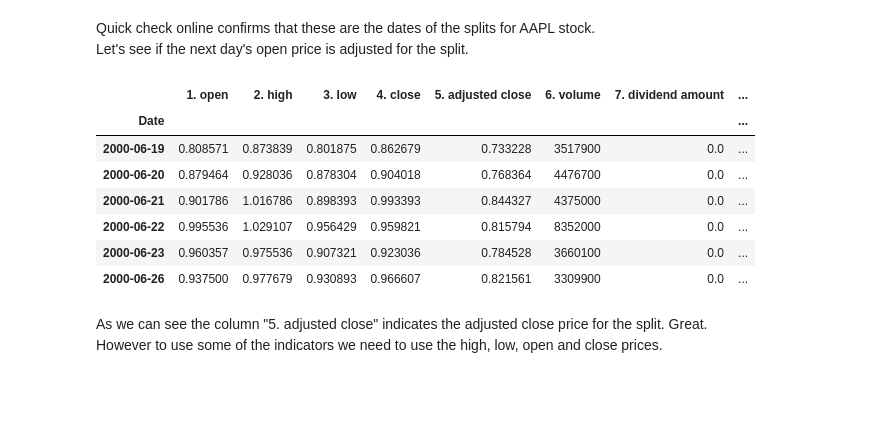
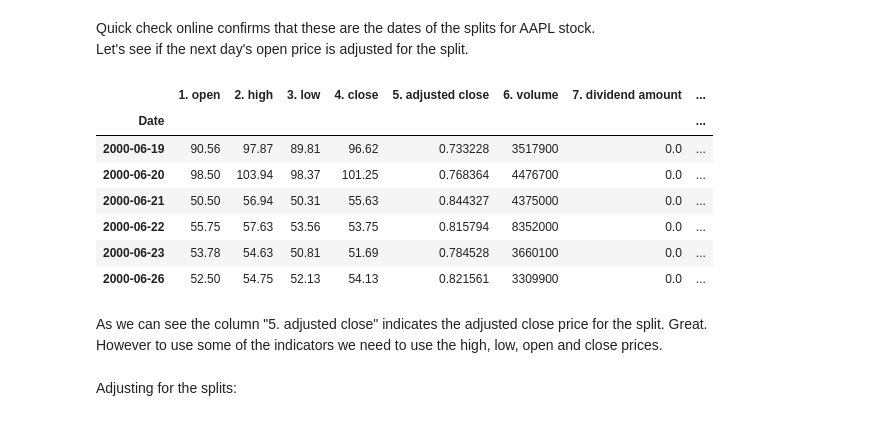
Before and after one commit to Folongton/Stock-Analysis, a Jupyter notebook: P1-Indicators-Chart-Analysis/P1-Chart-Analysis.ipynb, the cells around one changed output. Drawn from its saved outputs; the diff is of its cells as text; code cells hidden in the pictures; blank space fills up the shorter version.

```diff
--- a/P1-Indicators-Chart-Analysis/P1-Chart-Analysis.ipynb
+++ b/P1-Indicators-Chart-Analysis/P1-Chart-Analysis.ipynb
@@ -132,19 +113,19 @@ splits
 Quick check online confirms that these are the dates of the splits for AAPL stock.
 Let's see if the next day's open price is adjusted for the split.
 # %%
-aapl_d.loc['2000-06-19':'2000-06-26':-1]
-# aapl_d.loc['2005-02-24':'2005-03-01':-1]
-# aapl_d.loc['2014-06-06':'2014-06-11':-1]
-# aapl_d.loc['2020-08-27':'2020-09-02':-1]
+aapl_d_source.loc['2000-06-19':'2000-06-26':-1]
+# aapl_d_source.loc['2005-02-24':'2005-03-01':-1]
+# aapl_d_source.loc['2014-06-06':'2014-06-11':-1]
+# aapl_d_source.loc['2020-08-27':'2020-09-02':-1]
 # %% [output]
 |  | 1. open | 2. high | 3. low | 4. close | 5. adjusted close | 6. volume | 7. dividend amount | ... |
 | Date |  |  |  |  |  |  |  | ... |
-| 2000-06-19 | 0.808571 | 0.873839 | 0.801875 | 0.862679 | 0.733228 | 3517900 | 0.0 | ... |
-| 2000-06-20 | 0.879464 | 0.928036 | 0.878304 | 0.904018 | 0.768364 | 4476700 | 0.0 | ... |
-| 2000-06-21 | 0.901786 | 1.016786 | 0.898393 | 0.993393 | 0.844327 | 4375000 | 0.0 | ... |
-| 2000-06-22 | 0.995536 | 1.029107 | 0.956429 | 0.959821 | 0.815794 | 8352000 | 0.0 | ... |
-| 2000-06-23 | 0.960357 | 0.975536 | 0.907321 | 0.923036 | 0.784528 | 3660100 | 0.0 | ... |
-| 2000-06-26 | 0.937500 | 0.977679 | 0.930893 | 0.966607 | 0.821561 | 3309900 | 0.0 | ... |
+| 2000-06-19 | 90.56 | 97.87 | 89.81 | 96.62 | 0.733228 | 3517900 | 0.0 | ... |
+| 2000-06-20 | 98.50 | 103.94 | 98.37 | 101.25 | 0.768364 | 4476700 | 0.0 | ... |
+| 2000-06-21 | 50.50 | 56.94 | 50.31 | 55.63 | 0.844327 | 4375000 | 0.0 | ... |
+| 2000-06-22 | 55.75 | 57.63 | 53.56 | 53.75 | 0.815794 | 8352000 | 0.0 | ... |
+| 2000-06-23 | 53.78 | 54.63 | 50.81 | 51.69 | 0.784528 | 3660100 | 0.0 | ... |
+| 2000-06-26 | 52.50 | 54.75 | 52.13 | 54.13 | 0.821561 | 3309900 | 0.0 | ... |
 # %% [markdown]
 As we can see the column "5. adjusted close" indicates the adjusted close price for the split. Great.
 However to use some of the indicators we need to use the high, low, open and close prices.
@@ -158 +138,3 @@ for split in splits.index:
+# %% [markdown]
+Adjusting for the splits:
 # %%
```
Also changed, not shown: parts of 20 cells of this notebook.
